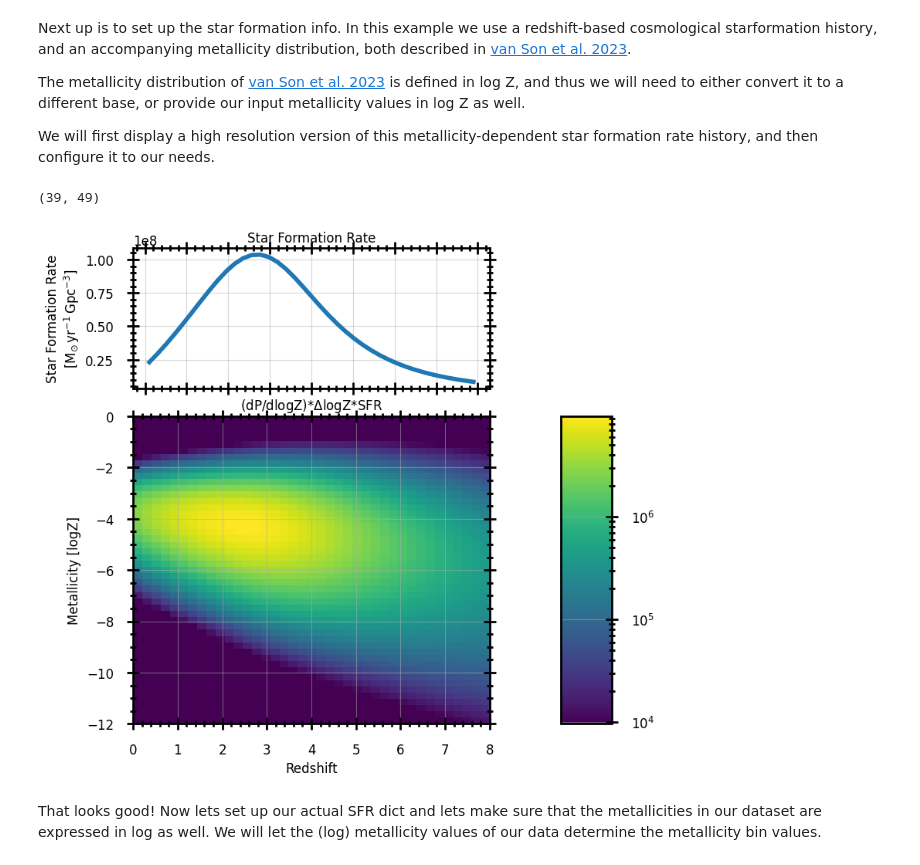
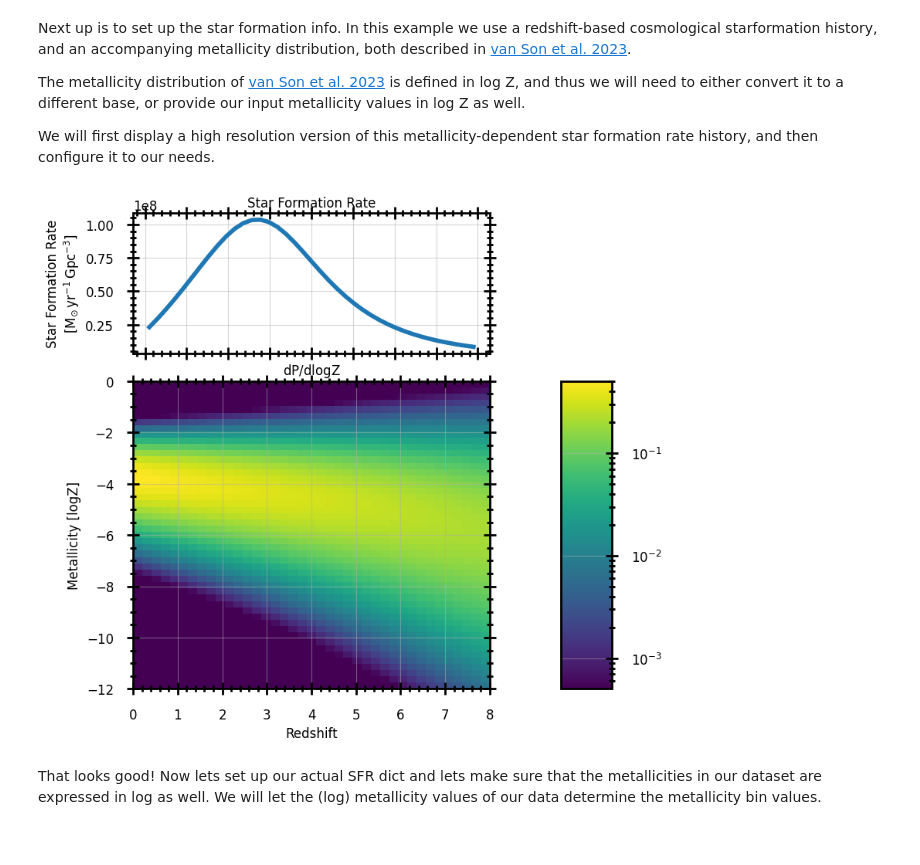
Before and after one commit to FloorBroekgaarden/growl-syntheticstellarpopconvolve, a Jupyter notebook: docs/source/examples/notebook_example_GW_merger_rate_density.ipynb, the cells around one changed output. Cells and saved outputs as stored; diff of their text form; code cells hidden in the pictures.

```diff
--- a/docs/source/examples/notebook_example_GW_merger_rate_density.ipynb
+++ b/docs/source/examples/notebook_example_GW_merger_rate_density.ipynb
@@ -84,37 +85,36 @@ redshift_bin_edges = np.linspace(0, 8, num_redshift_bins); redshift_bin_centers
 num_metallicity_bins = 50
 log_metallicity_bin_edges = np.linspace(-12, 0, num_metallicity_bins); log_metallicity_bin_centers = calculate_bincenters(log_metallicity_bin_edges)
 
 #
 sfr = starformation_rate_distribution_vanSon2023(redshift_bin_centers).to(u.Msun/u.yr/u.Gpc**3)
 
 #
 dpdlogZ = metallicity_distribution_vanSon2022(
     log_metallicity_centers=log_metallicity_bin_centers,
     redshifts=redshift_bin_centers,
 )
 
 high_res_sfr_dict = {
     "redshift_bin_edges": redshift_bin_edges,
     "starformation_rate_array": sfr,
     "metallicity_bin_edges": log_metallicity_bin_edges,
     "metallicity_distribution_array": dpdlogZ,
 }
 
 axis_dict = plot_sfr_dict(
     high_res_sfr_dict,
     time_type="redshift",
     metallicity_string="logZ",
-    metallicity_distribution_multiply_by_metallicity_bin_sizes=True,
-    metallicity_distribution_multiply_by_sfr=True,
+    metallicity_distribution_multiply_by_metallicity_bin_sizes=False,
+    metallicity_distribution_multiply_by_sfr=False,
     metallicity_distribution_scale="log10",
     metallicity_distribution_cmap=copy.copy(plt.cm.viridis),
     return_axis_dict=True,
     figsize=(8,8),
     fontsize=12,
 )
 # %% [output]
-(39, 49)
-[figure, old version]
+[figure, new version]
 # %% [markdown]
 That looks good! Now lets set up our actual SFR dict and lets make sure that the metallicities in our dataset are expressed in log as well. We will let the (log) metallicity values of our data determine the metallicity bin values.
 # %%
```
Also changed, not shown: parts of 7 cells of this notebook, 8 other files.
